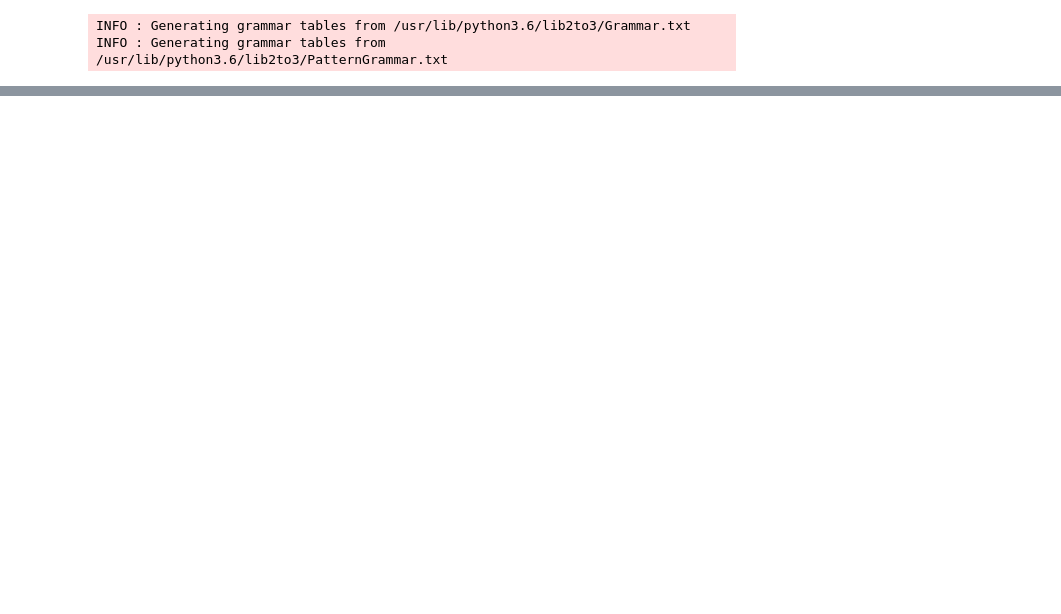
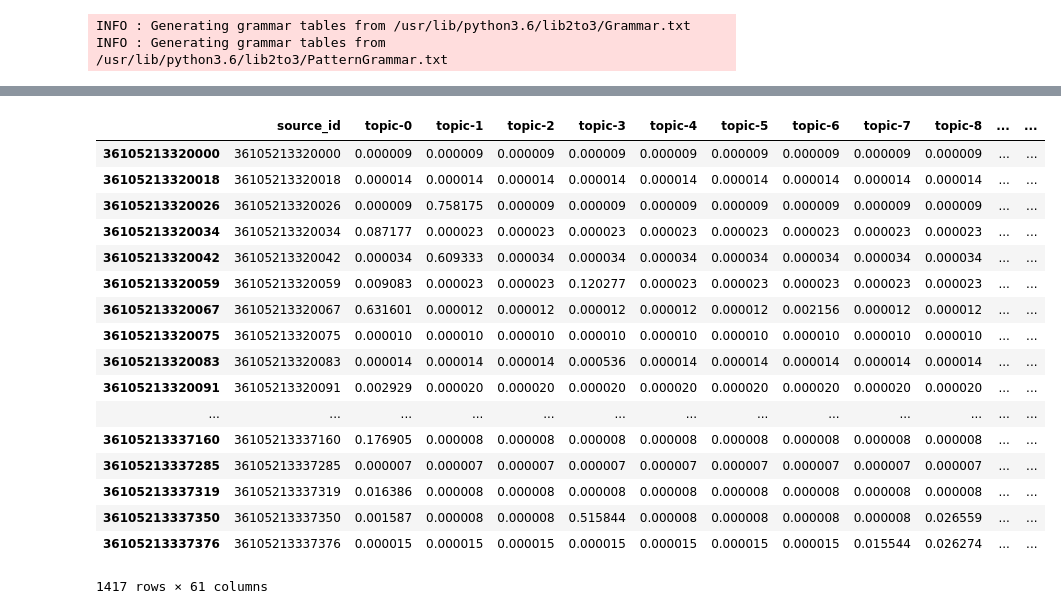
Before and after one commit to sul-cidr/jarndyce, a Jupyter notebook: tm-gensim.ipynb, the cells around one changed output, grey strips where cells are left out. Cells and saved outputs as stored; diff of their text form; code cells hidden in the pictures; blank space fills up the shorter version.

Commit message:
Add topic distributions per document

```diff
--- a/tm-gensim.ipynb
+++ b/tm-gensim.ipynb
@@ -231,0 +307,3 @@ topic
+# %%
+for i in range(1417):
+    print(i)
@@ -231,0 +328,5 @@ topic
+# %%
+# need to create headers, especially for topics 0 through 59
+headers = ["source_id"]
+for i in range(60):
+    headers.append("topic-{}".format(i))
@@ -231,0 +353,2 @@ topic
+# %%
+df = pd.DataFrame(columns=headers)
@@ -231,0 +360,8 @@ topic
+# %%
+for i in range(1417):
+    book_id = book_source_ids[i]
+    print(book_id)
+    new_row = [book_id]
+    for k, i in lda_model[j_corpus[i]]:
+        new_row.append(i)
+    df.loc[book_id] = new_row
@@ -231,0 +386,21 @@ topic
+# %%
+df
+# %% [output]
+|  | source_id | topic-0 | topic-1 | topic-2 | topic-3 | topic-4 | topic-5 | topic-6 | topic-7 | topic-8 | ... | ... |
+| 36105213320000 | 36105213320000 | 0.000009 | 0.000009 | 0.000009 | 0.000009 | 0.000009 | 0.000009 | 0.000009 | 0.000009 | 0.000009 | ... | ... |
+| 36105213320018 | 36105213320018 | 0.000014 | 0.000014 | 0.000014 | 0.000014 | 0.000014 | 0.000014 | 0.000014 | 0.000014 | 0.000014 | ... | ... |
+| 36105213320026 | 36105213320026 | 0.000009 | 0.758175 | 0.000009 | 0.000009 | 0.000009 | 0.000009 | 0.000009 | 0.000009 | 0.000009 | ... | ... |
+| 36105213320034 | 36105213320034 | 0.087177 | 0.000023 | 0.000023 | 0.000023 | 0.000023 | 0.000023 | 0.000023 | 0.000023 | 0.000023 | ... | ... |
+| 36105213320042 | 36105213320042 | 0.000034 | 0.609333 | 0.000034 | 0.000034 | 0.000034 | 0.000034 | 0.000034 | 0.000034 | 0.000034 | ... | ... |
+| 36105213320059 | 36105213320059 | 0.009083 | 0.000023 | 0.000023 | 0.120277 | 0.000023 | 0.000023 | 0.000023 | 0.000023 | 0.000023 | ... | ... |
+| 36105213320067 | 36105213320067 | 0.631601 | 0.000012 | 0.000012 | 0.000012 | 0.000012 | 0.000012 | 0.002156 | 0.000012 | 0.000012 | ... | ... |
+| 36105213320075 | 36105213320075 | 0.000010 | 0.000010 | 0.000010 | 0.000010 | 0.000010 | 0.000010 | 0.000010 | 0.000010 | 0.000010 | ... | ... |
+| 36105213320083 | 36105213320083 | 0.000014 | 0.000014 | 0.000014 | 0.000536 | 0.000014 | 0.000014 | 0.000014 | 0.000014 | 0.000014 | ... | ... |
+| 36105213320091 | 36105213320091 | 0.002929 | 0.000020 | 0.000020 | 0.000020 | 0.000020 | 0.000020 | 0.000020 | 0.000020 | 0.000020 | ... | ... |
+| ... | ... | ... | ... | ... | ... | ... | ... | ... | ... | ... | ... | ... |
+| 36105213337160 | 36105213337160 | 0.176905 | 0.000008 | 0.000008 | 0.000008 | 0.000008 | 0.000008 | 0.000008 | 0.000008 | 0.000008 | ... | ... |
+| 36105213337285 | 36105213337285 | 0.000007 | 0.000007 | 0.000007 | 0.000007 | 0.000007 | 0.000007 | 0.000007 | 0.000007 | 0.000007 | ... | ... |
+| 36105213337319 | 36105213337319 | 0.016386 | 0.000008 | 0.000008 | 0.000008 | 0.000008 | 0.000008 | 0.000008 | 0.000008 | 0.000008 | ... | ... |
+| 36105213337350 | 36105213337350 | 0.001587 | 0.000008 | 0.000008 | 0.515844 | 0.000008 | 0.000008 | 0.000008 | 0.000008 | 0.026559 | ... | ... |
+| 36105213337376 | 36105213337376 | 0.000015 | 0.000015 | 0.000015 | 0.000015 | 0.000015 | 0.000015 | 0.000015 | 0.015544 | 0.026274 | ... | ... |
+1417 rows × 61 columns
```
Also changed, not shown: parts of 35 cells of this notebook, 3 other files.
